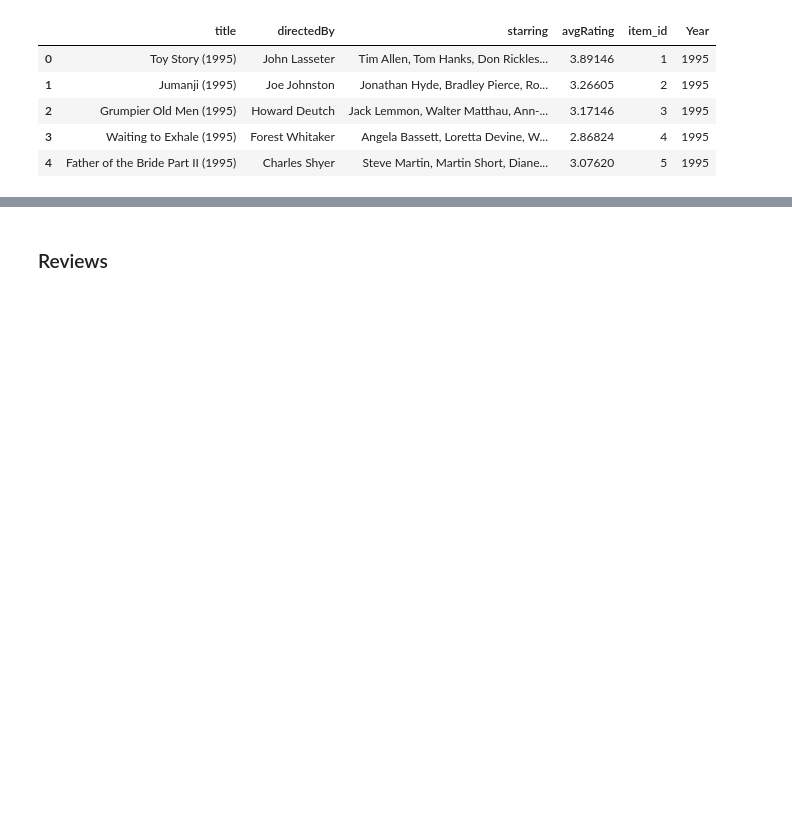
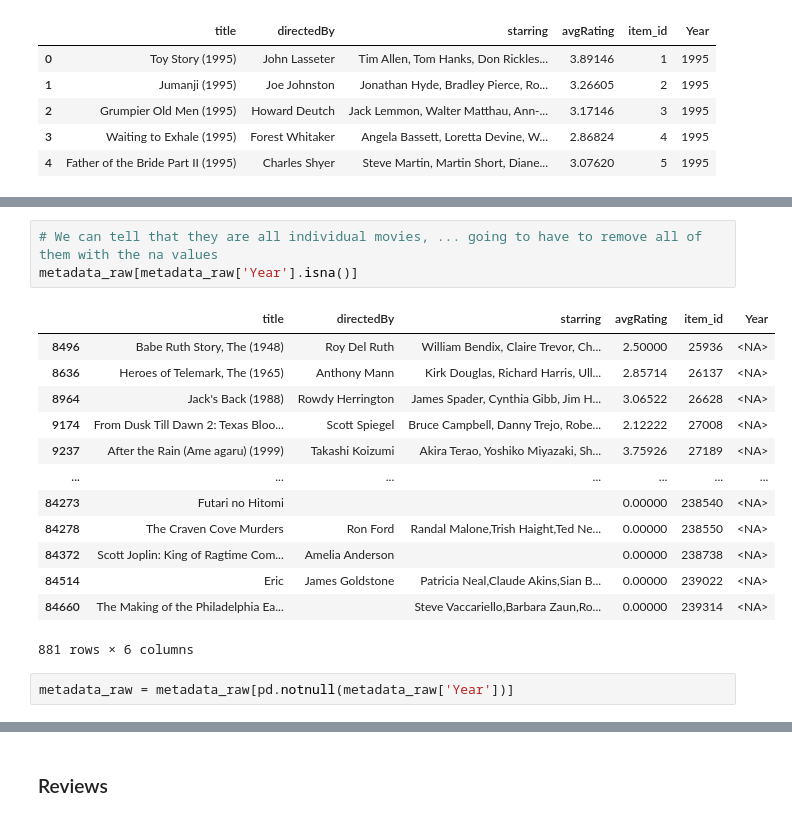
Before and after one commit to MichaelRong97/NLP-for-Improved-Movie-Rating-Predictions, a Jupyter notebook: Capstone Work File.ipynb, the cells around one changed output, grey strips where cells are left out. Drawn from its saved outputs; the diff is of its cells as text; blank space fills up the shorter version.

```diff
--- a/Capstone Work File.ipynb
+++ b/Capstone Work File.ipynb
@@ -179,0 +160,19 @@ TypeError: float() argument must be a string or a number, not 'NAType'
+# %%
+# We can tell that they are all individual movies, ... going to have to remove all of them with the na values
+metadata_raw[metadata_raw['Year'].isna()]
+# %% [output]
+|  | title | directedBy | starring | avgRating | item_id | Year |
+| 8496 | Babe Ruth Story, The (1948) | Roy Del Ruth | William Bendix, Claire Trevor, Ch... | 2.50000 | 25936 | <NA> |
+| 8636 | Heroes of Telemark, The (1965) | Anthony Mann | Kirk Douglas, Richard Harris, Ull... | 2.85714 | 26137 | <NA> |
+| 8964 | Jack's Back (1988) | Rowdy Herrington | James Spader, Cynthia Gibb, Jim H... | 3.06522 | 26628 | <NA> |
+| 9174 | From Dusk Till Dawn 2: Texas Bloo... | Scott Spiegel | Bruce Campbell, Danny Trejo, Robe... | 2.12222 | 27008 | <NA> |
+| 9237 | After the Rain (Ame agaru) (1999) | Takashi Koizumi | Akira Terao, Yoshiko Miyazaki, Sh... | 3.75926 | 27189 | <NA> |
+| ... | ... | ... | ... | ... | ... | ... |
+| 84273 | Futari no Hitomi |  |  | 0.00000 | 238540 | <NA> |
+| 84278 | The Craven Cove Murders | Ron Ford | Randal Malone,Trish Haight,Ted Ne... | 0.00000 | 238550 | <NA> |
+| 84372 | Scott Joplin: King of Ragtime Com... | Amelia Anderson |  | 0.00000 | 238738 | <NA> |
+| 84514 | Eric | James Goldstone | Patricia Neal,Claude Akins,Sian B... | 0.00000 | 239022 | <NA> |
+| 84660 | The Making of the Philadelphia Ea... |  | Steve Vaccariello,Barbara Zaun,Ro... | 0.00000 | 239314 | <NA> |
+881 rows × 6 columns
+# %%
+metadata_raw = metadata_raw[pd.notnull(metadata_raw['Year'])]
```
Also changed, not shown: parts of 26 cells of this notebook.
